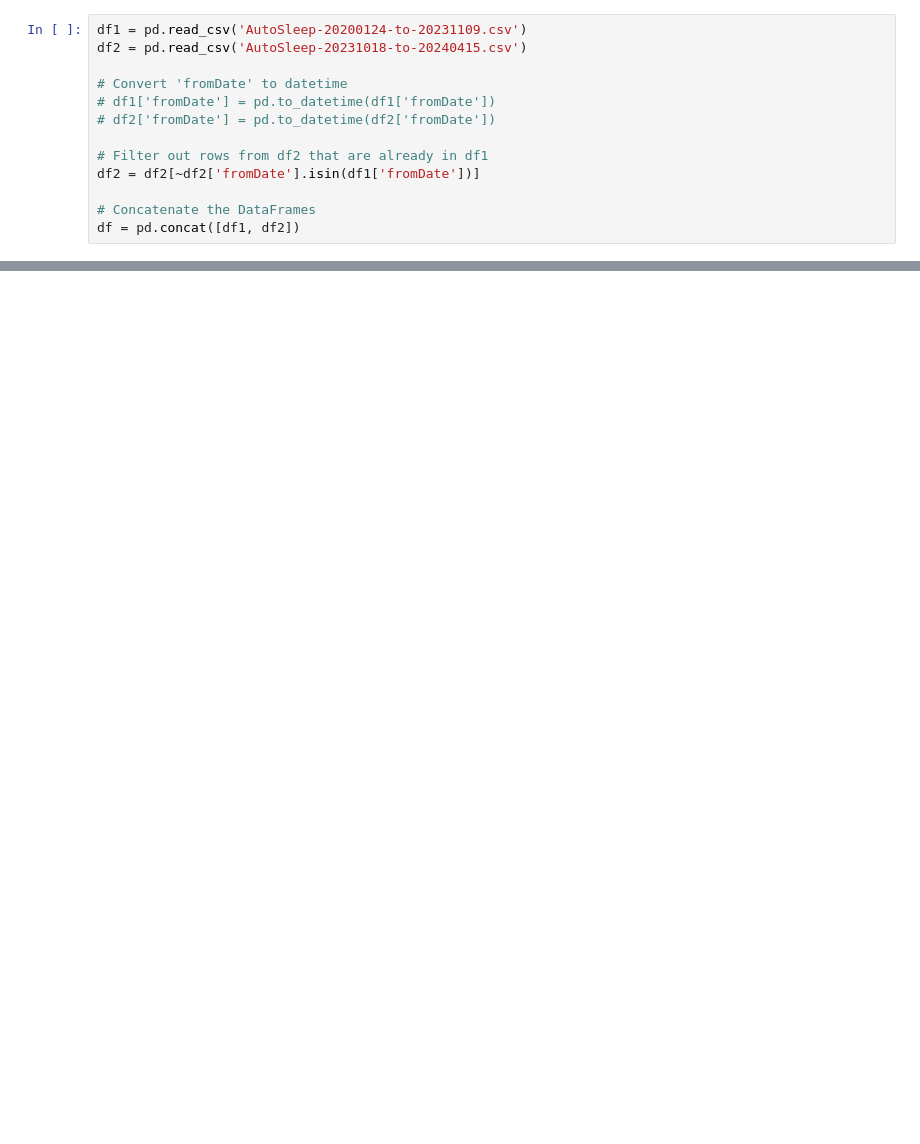
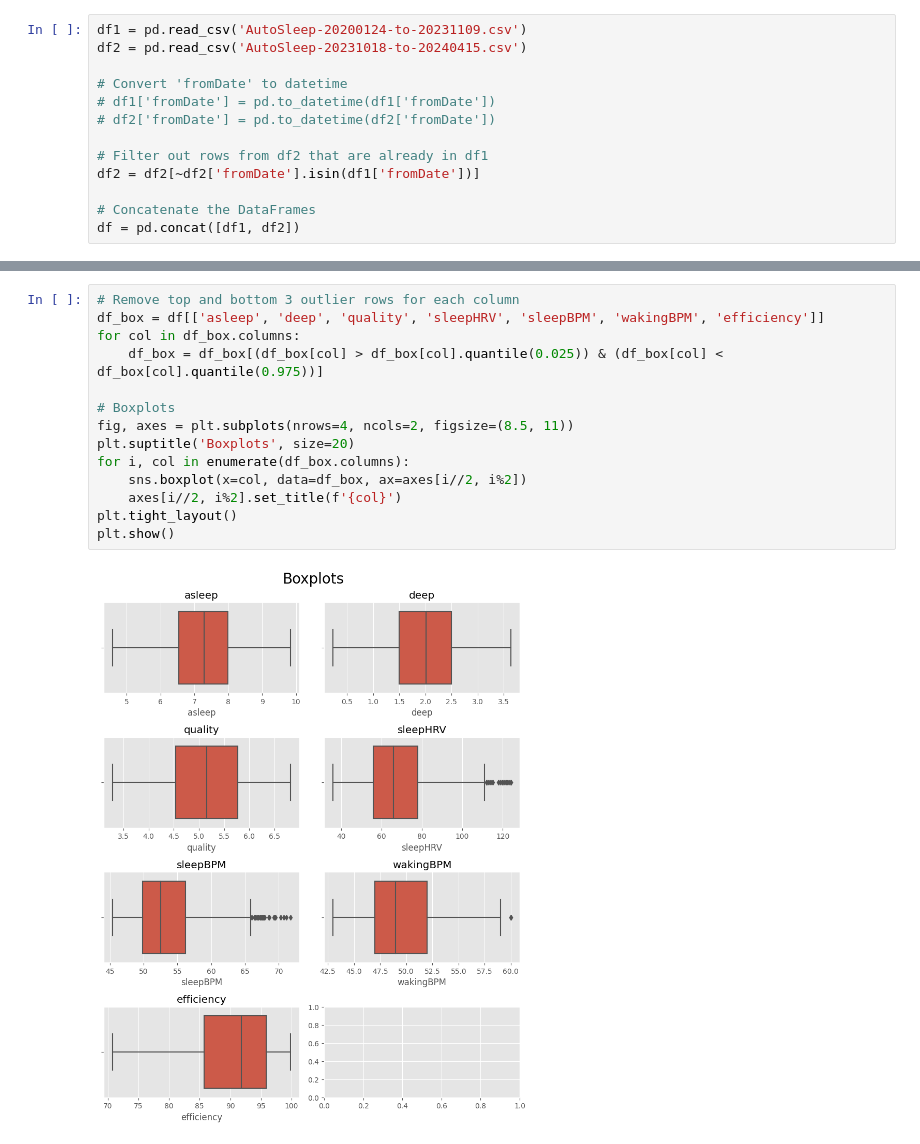
Before and after one commit to palmerac/sleep, a Jupyter notebook: sleep.ipynb, the cells around one changed output, grey strips where cells are left out. Saved outputs shown, nothing was run; the diff lists cells and outputs as text; blank space fills up the shorter version.

```diff
--- a/sleep.ipynb
+++ b/sleep.ipynb
@@ -100,0 +144,16 @@ SyntaxError: invalid syntax (75238944.py, line 1)
+# %%
+# Remove top and bottom 3 outlier rows for each column
+df_box = df[['asleep', 'deep', 'quality', 'sleepHRV', 'sleepBPM', 'wakingBPM', 'efficiency']]
+for col in df_box.columns:
+    df_box = df_box[(df_box[col] > df_box[col].quantile(0.025)) & (df_box[col] < df_box[col].quantile(0.975))]
+
+# Boxplots
+fig, axes = plt.subplots(nrows=4, ncols=2, figsize=(8.5, 11))
+plt.suptitle('Boxplots', size=20)
+for i, col in enumerate(df_box.columns):
+    sns.boxplot(x=col, data=df_box, ax=axes[i//2, i%2])
+    axes[i//2, i%2].set_title(f'{col}')
+plt.tight_layout()
+plt.show()
+# %% [output]
+[figure, added]
```
Also changed, not shown: parts of 16 cells of this notebook.
